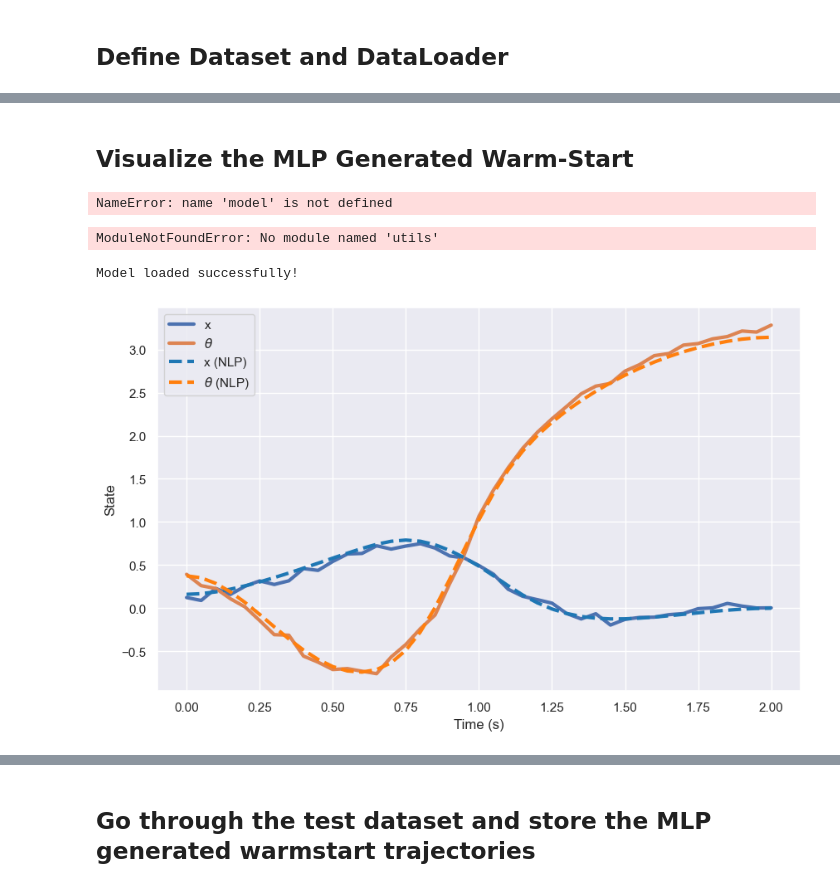
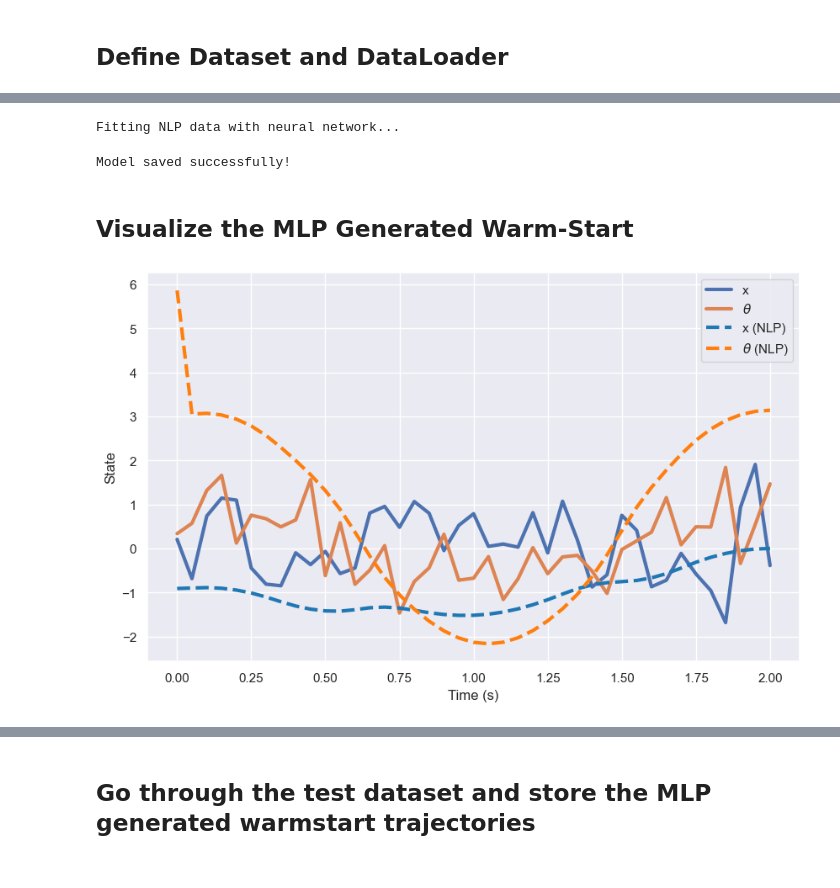
Before and after one commit to Astronauty/AiPEX-Projects, a Jupyter notebook: warmstarting_NLPs/NLP_learning.ipynb, the cells around one changed output, grey strips where cells are left out. Saved outputs shown, nothing was run; the diff lists cells and outputs as text; code cells hidden in the pictures.

```diff
--- a/warmstarting_NLPs/NLP_learning.ipynb
+++ b/warmstarting_NLPs/NLP_learning.ipynb
@@ -85,62 +154,17 @@ cartpole_warmstart = POCPSolver(path, t_vec, nx, nu, N)
+# %%
+cartpole_warmstart.train()
+
+# path = pathlib.Path(r'C:\Users\AiPEX-WS4\Documents\AiPEX-Projects\warmstarting_NLPs\models\cartpole_model1.pth')
+# cartpole_warmstart.load_model(path)
+# %% [output]
+Fitting NLP data with neural network...
+# %%
+cartpole_warmstart.save_model(f'models/cartpole-{time.strftime("%Y%m%d-%H%M%S")}.pth')
+# %% [output]
+Model saved successfully!
 # %% [markdown]
 ## Visualize the MLP Generated Warm-Start
-# %%
-# model = torch.load('models/cartpole_model1.pth')
-model.eval()
-# rand_param = torch.rand()
-
-param_lower = [0.0, 0.0]
-param_upper = [0.2, np.pi/2]
-
-rand_param = torch.rand(len(param_lower)) * (torch.tensor(param_upper) - torch.tensor(param_lower)) + torch.tensor(param_lower)
-rand_param = rand_param.double()
-
-Z = None
-with torch.no_grad():
-    # rand_param = rand_param.to(device)
-    test_param  = torch.from_numpy(test_data.df.iloc[1].params)
-    test_param = test_param.to(device)
-    start = time.process_time()
-    Z = model(test_param)
-    end = time.process_time()
-Z = Z.detach().cpu().numpy()
-
-print(end-start)
-# %% [output]
-NameError: name 'model' is not defined
-# %%
-from utils.trajectory_utils import create_idx
-nx, nu, N = 4, 1, 41
-# nx, nu, N, nz, nc, x, u, c= create_idx(nx, nu, N)
-idx = create_idx(nx, nu, N)
-
-t_vec = np.linspace(0, 2, N)
-
-print(test_data.df.iloc[2].solve_time_sec)
-
-print(idx)
-plt.plot(t_vec, Z[idx.X][:,:2], linewidth=3.0)
-plt.plot(t_vec, test_data.df.iloc[1].X[:,0], '--', linewidth=3.0, color='tab:blue')
-plt.plot(t_vec, test_data.df.iloc[1].X[:,1], '--', linewidth=3.0, color='tab:orange')
-
-font = {'family' : 'sans-serif',
-        'weight' : 'normal',
-        'size'   : 14}
-
-plt.grid(True)
-mpl.rc('font', **font)
-
-plt.xlabel('Time (s)')
-plt.ylabel('State')
-plt.legend(['x', r'$\theta$', 'x (NLP)', r'$\theta$ (NLP)'])
-# %% [output]
-ModuleNotFoundError: No module named 'utils'
-# %%
-path = pathlib.Path(r'C:\Users\AiPEX-WS4\Documents\AiPEX-Projects\warmstarting_NLPs\models\cartpole_model1.pth')
-cartpole_warmstart.load_model(path)
-# %% [output]
-Model loaded successfully!
 # %%
-cartpole_warmstart.compare_trajectories(15)
+cartpole_warmstart.compare_trajectories(5)
 # %% [output]
-[figure, old version]
+[figure, new version]
```
Also changed, not shown: parts of 21 cells of this notebook, 13 other files.
